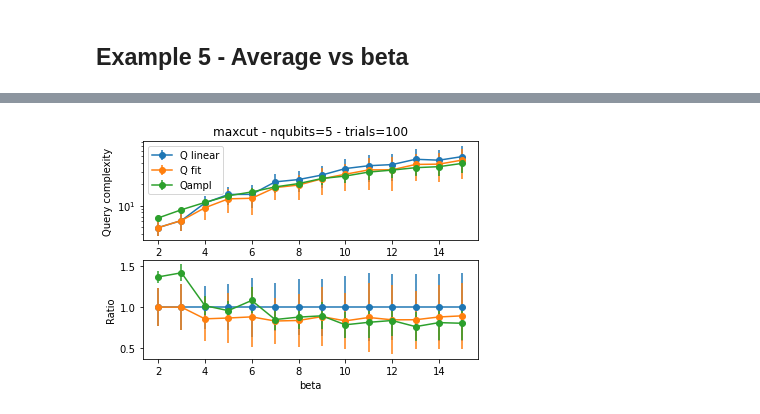
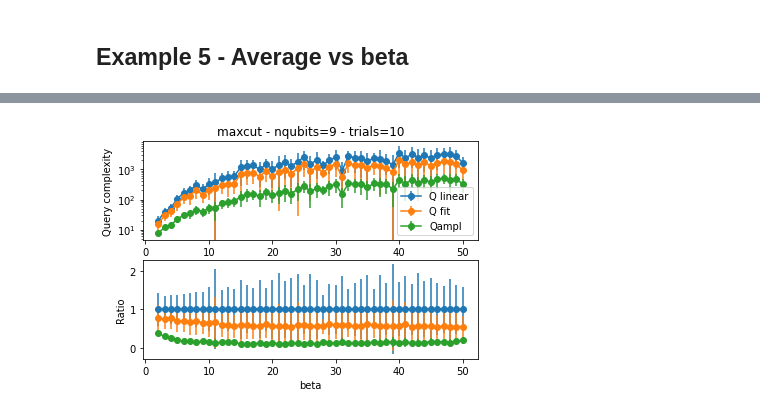
Before and after one commit to scarrazza/QITE, a Jupyter notebook: crosscheck.ipynb, the cells around one changed output, grey strips where cells are left out. Drawn from its saved outputs; the diff is of its cells as text; code cells hidden in the pictures.

```diff
--- a/crosscheck.ipynb
+++ b/crosscheck.ipynb
@@ -425,18 +451,29 @@ plt.savefig('avg_maxcut_beta%d_r%d_pol5.png' % (beta, r), bbox_inches='tight')
 ## Example 5 - Average vs beta
 # %%
 # setup
-ntrials = 100
-nqubits = 5
+ntrials = 10
+nqubits = 9
+npol = 5
 
 qref = []
 qopt = []
 qampl = []
+parameters = []
 
-for beta in range(2, 16):
-    r = np.int64(np.ceil(beta/3))
+def myschedule(t, params):
+    f = sum(p * t ** (i + 2) for i, p in enumerate(params))
+    f += (1 - np.sum(params)) * t
+    return f
+
+beta_range = range(2, 51)
+for beta in beta_range:
+    #r = np.int64(np.ceil(beta/3))
+    #r = np.int64(np.ceil(beta/2))
+    r = np.int64(np.ceil(2*beta))
     qref.append(np.zeros(ntrials))
     qopt.append(np.zeros(ntrials))
     qampl.append(np.zeros(ntrials))
+    parameters.append(np.zeros(shape=(ntrials, npol-1)))
     print('beta', beta)
 
     for nt in range(ntrials):
@@ -445,12 +482,8 @@ for beta in range(2, 16):
         reference = model.reference_query()
         ampl_ref = model.reference_query_no_fragmentation()
 
-        def myschedule(t, params):
-            f = sum(p * t ** (i + 2) for i, p in enumerate(params))
-            f += (1 - np.sum(params)) * t
-            return f
 
-        initial_guess = np.zeros(4)
+        initial_guess = np.zeros(npol-1)
         initial_guess[0] = 0.1
         result, params = model.minimize(myschedule, initial_parameters=initial_guess,
                                         method='COBYLA', options={'maxiter':50000})
@@ -458,5 +491,6 @@ for beta in range(2, 16):
         qref[beta-2][nt] = reference
         qopt[beta-2][nt] = result
         qampl[beta-2][nt] = ampl_ref
+        parameters[beta-2][nt] = params
 # %% [output]
 beta 2
@@ -476,23 +529,23 @@ beta 15
 # %%
 fig, axs = plt.subplots(2)
 axs[0].set_title('maxcut - nqubits=%d - trials=%d' % (nqubits, ntrials))
-axs[0].errorbar(range(2,16), np.mean(qref, axis=1),
+axs[0].errorbar(beta_range, np.mean(qref, axis=1),
              yerr=np.std(qref, axis=1), marker='o', label='Q linear')
-axs[0].errorbar(range(2,16), np.nanmean(qopt, axis=1),
+axs[0].errorbar(beta_range, np.nanmean(qopt, axis=1),
              yerr=np.nanstd(qopt, axis=1), marker='o', label='Q fit')
-axs[0].errorbar(range(2,16), np.nanmean(qampl, axis=1),
+axs[0].errorbar(beta_range, np.nanmean(qampl, axis=1),
              yerr=np.nanstd(qampl, axis=1), marker='o', label='Qampl')
 axs[0].set_yscale('log')
 axs[0].legend();
 axs[0].set_ylabel('Query complexity')
-axs[1].errorbar(range(2,16), np.mean(qref, axis=1)/np.mean(qref, axis=1),
+axs[1].errorbar(beta_range, np.mean(qref, axis=1)/np.mean(qref, axis=1),
              yerr=np.std(qref, axis=1)/np.mean(qref, axis=1), marker='o')
-axs[1].errorbar(range(2,16), np.nanmean(qopt, axis=1)/np.mean(qref, axis=1),
+axs[1].errorbar(beta_range, np.nanmean(qopt, axis=1)/np.mean(qref, axis=1),
              yerr=np.nanstd(qopt, axis=1)/np.mean(qref, axis=1), marker='o')
-axs[1].errorbar(range(2,16), np.nanmean(qampl, axis=1)/np.mean(qref, axis=1),
+axs[1].errorbar(beta_range, np.nanmean(qampl, axis=1)/np.mean(qref, axis=1),
              yerr=np.nanstd(qampl, axis=1)/np.mean(qref, axis=1), marker='o')
 axs[1].set_xlabel('beta')
 axs[1].set_ylabel('Ratio');
 plt.savefig('avg_maxcut_nqubits%d_pol5.png' % (nqubits), bbox_inches='tight')
 # %% [output]
-[figure, old version]
+[figure, new version]
```
Also changed, not shown: parts of 6 cells of this notebook.
